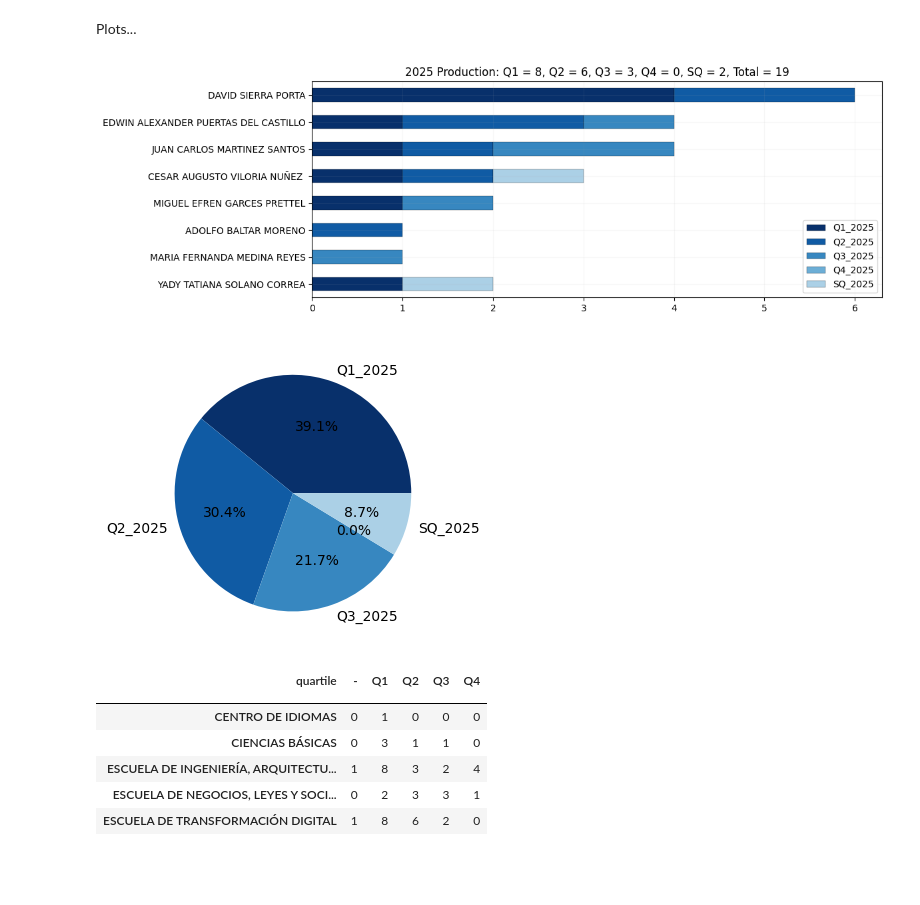
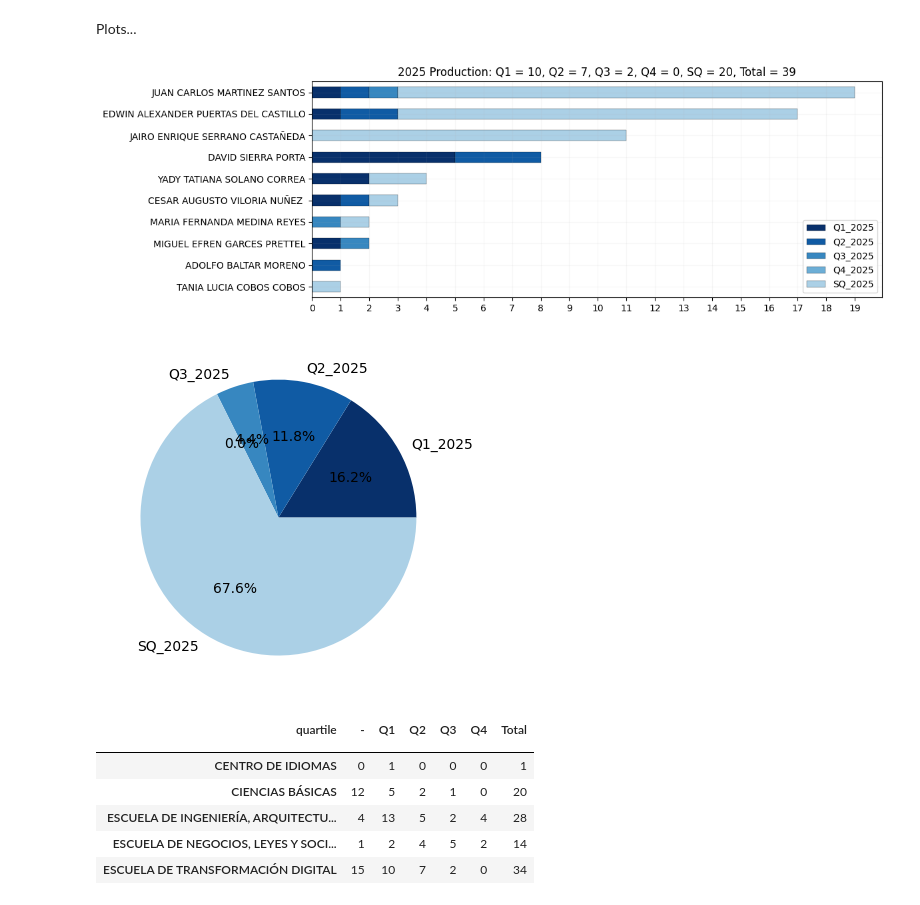
Before and after one commit to sierraporta/Scopus-Metrics-UTB, a Jupyter notebook: Script_Scopus_Investigaciones2.ipynb, the cells around one changed output. Saved outputs shown, nothing was run; the diff lists cells and outputs as text; code cells hidden in the pictures; blank space fills up the shorter version.

```diff
--- a/Script_Scopus_Investigaciones2.ipynb
+++ b/Script_Scopus_Investigaciones2.ipynb
@@ -30,7 +30,7 @@ esta linea anterior en: https://www.scopus.com/search/form.uri?display=advanced,
 ## ------------------------------------------------------------------------------------------------------------------------
 ## Cargando el archivo de datos de publicaciones Scopus descargado desde la página de Scopus
 ## ------------------------------------------------------------------------------------------------------------------------
-scopus=pd.read_csv("scopus-2.csv")
+scopus=pd.read_csv("scopus_export_Nov 10-2025_8aca2809-96ce-4909-9dc3-9283f2714467.csv")
 # %%
 scopus
 # %% [output]
@@ -329,20 +329,21 @@ cmap = plt.get_cmap('Blues_r')
 colors = [cmap(i) for i in np.linspace(0, 1, 7)]
 # %%
 dat_ETD.set_index("DOCENTE")\
-    .sort_values(by="Total 2025",ascending=True)[["Q1_2025","Q2_2025","Q3_2025","Q4_2025","SQ_2025"]]\
+    .sort_values(by="Total 2025 (include SQ)",ascending=True)[["Q1_2025","Q2_2025","Q3_2025","Q4_2025","SQ_2025"]]\
     .plot.barh(stacked=True, figsize=(12, 4), color=colors, edgecolor='k', lw=0.2)
 plt.grid(alpha=0.1); plt.ylabel(None)
 plt.title("2025 Production: Q1 = {}, Q2 = {}, Q3 = {}, Q4 = {}, SQ = {}, Total = {}".format(
     len(data2[(data2["ESCUELA"]=="ESCUELA DE TRANSFORMACIÓN DIGITAL")&(data2["quartile"]=="Q1")&(data2["year"]==2025)].drop_duplicates(subset="publication")),
           len(data2[(data2["ESCUELA"]=="ESCUELA DE TRANSFORMACIÓN DIGITAL")&(data2["quartile"]=="Q2")&(data2["year"]==2025)].drop_duplicates(subset="publication")),
 len(data2[(data2["ESCUELA"]=="ESCUELA DE TRANSFORMACIÓN DIGITAL")&(data2["quartile"]=="Q3")&(data2["year"]==2025)].drop_duplicates(subset="publication")),
 len(data2[(data2["ESCUELA"]=="ESCUELA DE TRANSFORMACIÓN DIGITAL")&(data2["quartile"]=="Q4")&(data2["year"]==2025)].drop_duplicates(subset="publication")),
 len(data2[(data2["ESCUELA"]=="ESCUELA DE TRANSFORMACIÓN DIGITAL")&((data2["quartile"]=="-")|(data2["quartile"].isna()))&(data2["year"]==2025)].drop_duplicates(subset="publication")),
          len(data2[(data2["ESCUELA"]=="ESCUELA DE TRANSFORMACIÓN DIGITAL")&(data2["year"]==2025)].drop_duplicates(subset="publication"))))
+plt.xticks(np.arange(0,dat_ETD["Total 2025 (include SQ)"].max()+1,1))
 plt.tight_layout()
 plt.savefig("ETD1.png",dpi=300,bbox_inches='tight')
 # %% [output]
-[figure, old version]
+[figure, new version]
 # %%
 dat_ETD[["Q1_2025","Q2_2025","Q3_2025","Q4_2025","SQ_2025"]].T.sum(axis=1).plot.pie(autopct='%1.1f%%',
                                                                                     figsize=(4,4),
@@ -353,22 +354,23 @@ plt.tight_layout()
 plt.savefig("ETD2.png",dpi=300,bbox_inches='tight')
 plt.show()
 # %% [output]
-[figure, old version]
+[figure, new version]
 # %%
 summ2=pd.crosstab(data2[data2["year"]==2025].drop_duplicates(subset="publication")[["quartile","ESCUELA"]].reset_index()["ESCUELA"],
                        data2[data2["year"]==2025].drop_duplicates(subset="publication")[["quartile","ESCUELA"]].reset_index()["quartile"])
 # %%
 summ2.index.name=""
 # %%
+summ2["Total"]=summ2.sum(axis=1)
 summ2
 # %% [output]
-| quartile | - | Q1 | Q2 | Q3 | Q4 |
-|  |  |  |  |  |  |
-| CENTRO DE IDIOMAS | 0 | 1 | 0 | 0 | 0 |
-| CIENCIAS BÁSICAS | 0 | 3 | 1 | 1 | 0 |
-| ESCUELA DE INGENIERÍA, ARQUITECTU... | 1 | 8 | 3 | 2 | 4 |
-| ESCUELA DE NEGOCIOS, LEYES Y SOCI... | 0 | 2 | 3 | 3 | 1 |
-| ESCUELA DE TRANSFORMACIÓN DIGITAL | 1 | 8 | 6 | 2 | 0 |
+| quartile | - | Q1 | Q2 | Q3 | Q4 | Total |
+|  |  |  |  |  |  |  |
+| CENTRO DE IDIOMAS | 0 | 1 | 0 | 0 | 0 | 1 |
+| CIENCIAS BÁSICAS | 12 | 5 | 2 | 1 | 0 | 20 |
+| ESCUELA DE INGENIERÍA, ARQUITECTU... | 4 | 13 | 5 | 2 | 4 | 28 |
+| ESCUELA DE NEGOCIOS, LEYES Y SOCI... | 1 | 2 | 4 | 5 | 2 | 14 |
+| ESCUELA DE TRANSFORMACIÓN DIGITAL | 15 | 10 | 7 | 2 | 0 | 34 |
 # %%
 import seaborn as sns
 plt.figure(figsize=(12,4))
```
Also changed, not shown: parts of 9 cells of this notebook, 7 other files.
